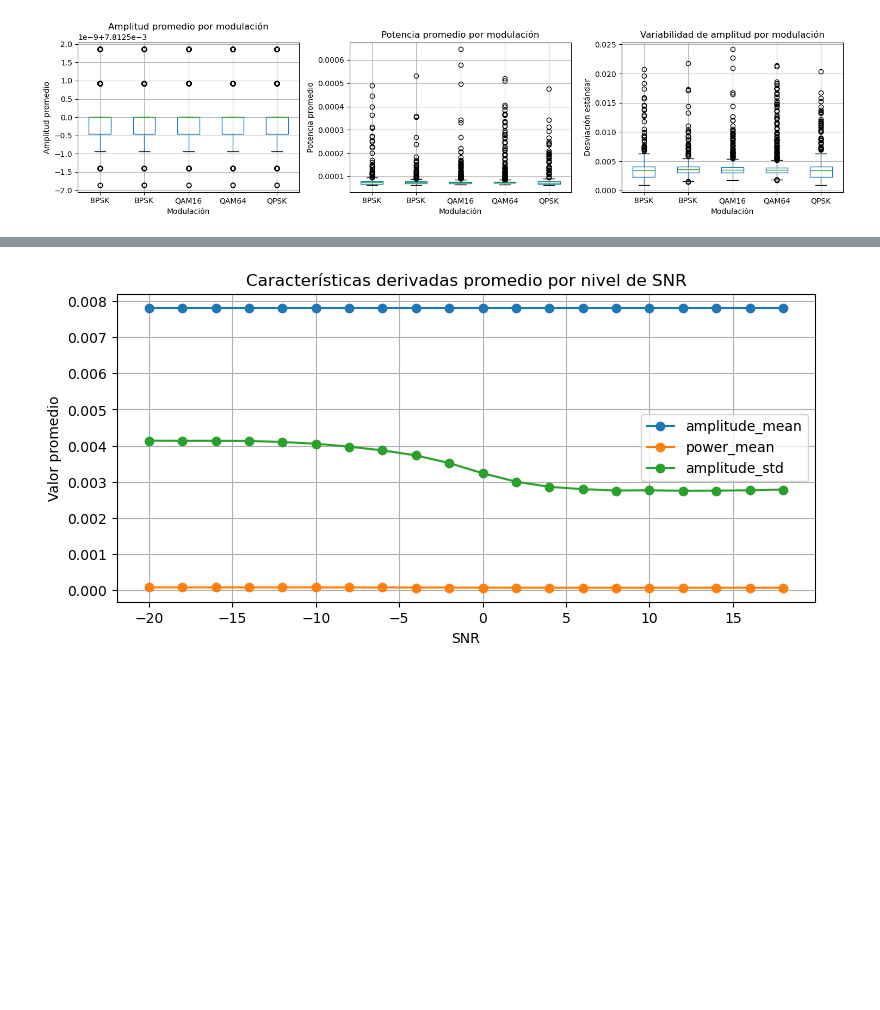
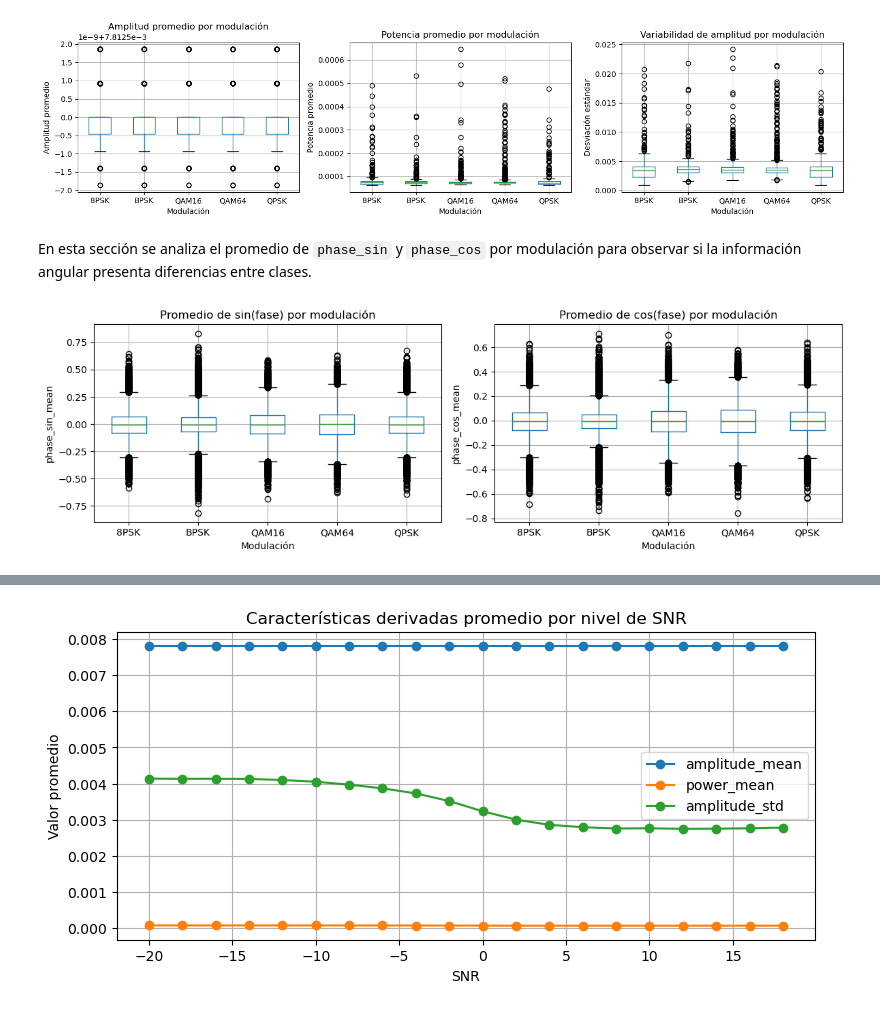
Before and after one commit to gbberru/ML-Digital-Modulations-classifier, a Jupyter notebook: notebook/digital-modulations-classifier.ipynb, the cells around one changed output, grey strips where cells are left out. Saved outputs shown, nothing was run; the diff lists cells and outputs as text; code cells hidden in the pictures; blank space fills up the shorter version.

```diff
--- a/notebook/digital-modulations-classifier.ipynb
+++ b/notebook/digital-modulations-classifier.ipynb
@@ -463,3 +463,33 @@ plt.tight_layout()
 plt.show()
 # %% [output]
 [figure]
+# %% [markdown]
+
+
+En esta sección se analiza el promedio de `phase_sin` y `phase_cos` por modulación para observar si la información angular presenta diferencias entre clases.
+# %%
+fig, axes = plt.subplots(1, 2, figsize=(12, 4))
+
+df_eda_features.boxplot(
+    column="phase_sin_mean",
+    by="modulation",
+    ax=axes[0]
+)
+axes[0].set_title("Promedio de sin(fase) por modulación")
+axes[0].set_xlabel("Modulación")
+axes[0].set_ylabel("phase_sin_mean")
+
+df_eda_features.boxplot(
+    column="phase_cos_mean",
+    by="modulation",
+    ax=axes[1]
+)
+axes[1].set_title("Promedio de cos(fase) por modulación")
+axes[1].set_xlabel("Modulación")
+axes[1].set_ylabel("phase_cos_mean")
+
+plt.suptitle("")
+plt.tight_layout()
+plt.show()
+# %% [output]
+[figure, added]
```
Also changed, not shown: parts of 4 cells of this notebook.
